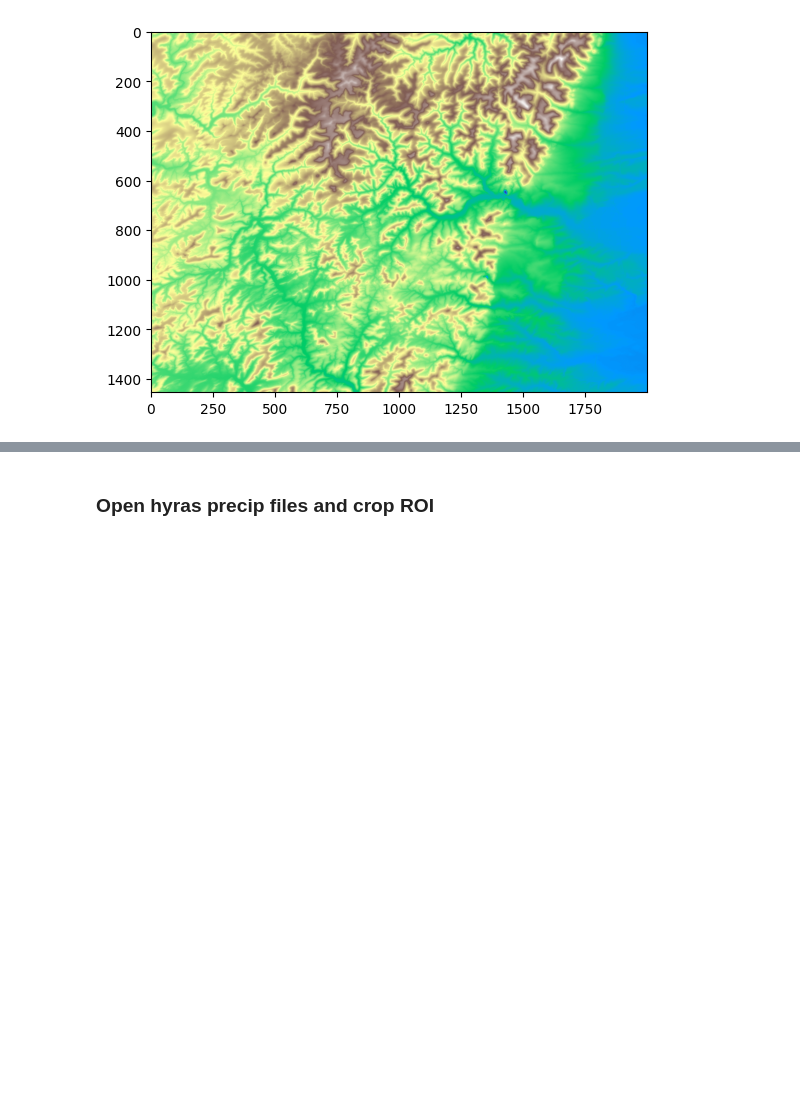
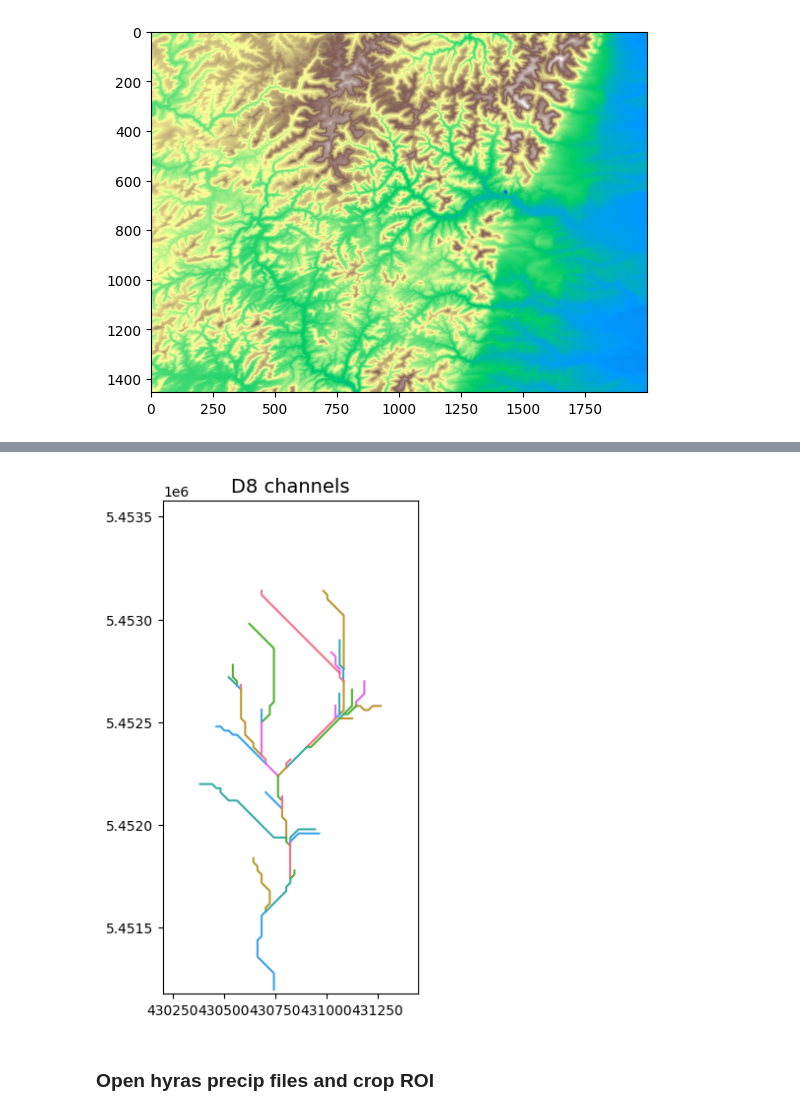
Before and after one commit to danielsehr/pred-Q-ueich, a Jupyter notebook: precip_netcdf.ipynb, the cells around one changed output, grey strips where cells are left out. Cells and saved outputs as stored; diff of their text form; code cells hidden in the pictures; blank space fills up the shorter version.

```diff
--- a/precip_netcdf.ipynb
+++ b/precip_netcdf.ipynb
@@ -93,3 +155,22 @@ AttributeError: 'numpy.ndarray' object has no attribute 'nodata'
+# %%
+# Extract river network
+# ---------------------
+branches = grid.extract_river_network(fdir, acc > 50, dirmap=dirmap)
+# %%
+sns.set_palette('husl')
+fig, ax = plt.subplots(figsize=(8.5,6.5))
+
+plt.xlim(grid.bbox[0], grid.bbox[2])
+plt.ylim(grid.bbox[1], grid.bbox[3])
+ax.set_aspect('equal')
+
+for branch in branches['features']:
+    line = np.asarray(branch['geometry']['coordinates'])
+    plt.plot(line[:, 0], line[:, 1])
+
+_ = plt.title('D8 channels', size=14)
+# %% [output]
+[figure, added]
 # %% [markdown]
 ### Open hyras precip files and crop ROI
 # %%
```
Also changed, not shown: parts of 12 cells of this notebook.
